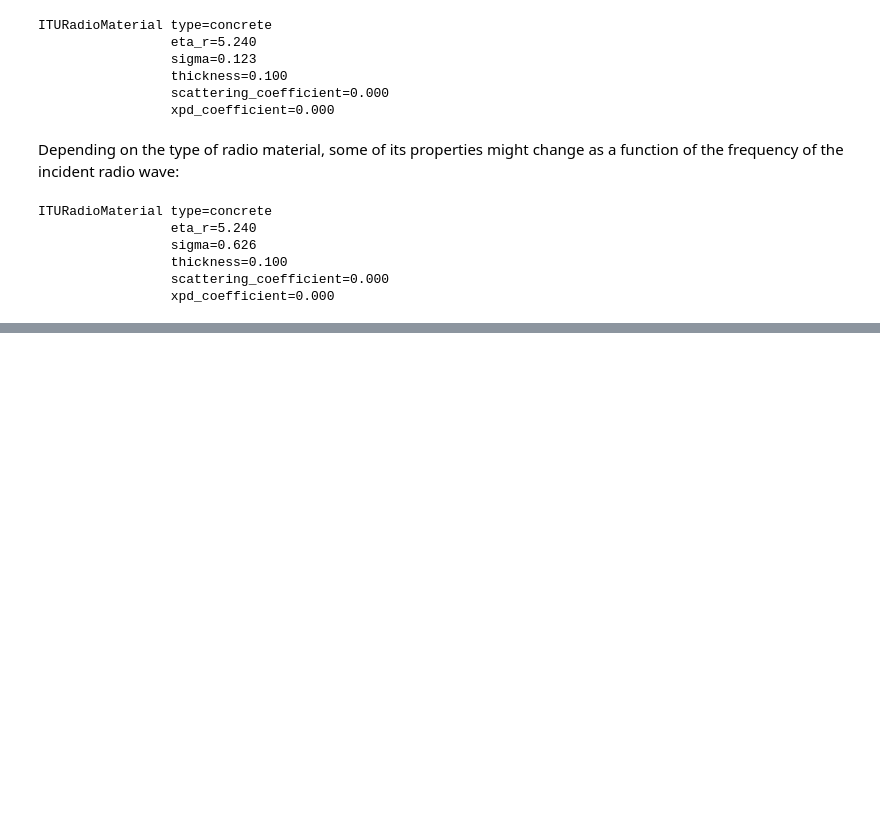
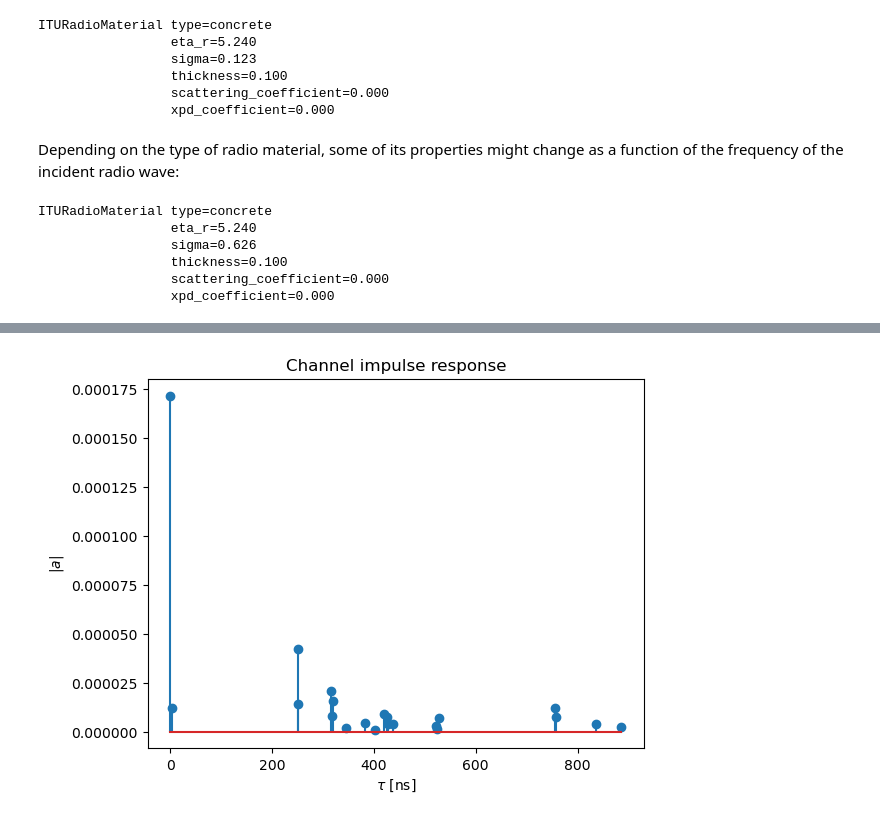
Before and after one commit to ThevinduSK/Sionna-Experiments, a Jupyter notebook: Sionna/sionna_intro.ipynb, the cells around one changed output, grey strips where cells are left out. Drawn from its saved outputs; the diff is of its cells as text; code cells hidden in the pictures; blank space fills up the shorter version.

```diff
--- a/Sionna/sionna_intro.ipynb
+++ b/Sionna/sionna_intro.ipynb
@@ -104,0 +179,13 @@ ITURadioMaterial type=concrete
+# %%
+t = tau[0,0,0,0,:]/1e-9 # Scale to ns
+a_abs = np.abs(a)[0,0,0,0,:,0]
+a_max = np.max(a_abs)
+
+# And plot the CIR
+plt.figure()
+plt.title("Channel impulse response")
+plt.stem(t, a_abs)
+plt.xlabel(r"$\tau$ [ns]")
+plt.ylabel(r"$|a|$");
+# %% [output]
+[figure, added]
```
Also changed, not shown: parts of 17 cells of this notebook, 2 other files.
